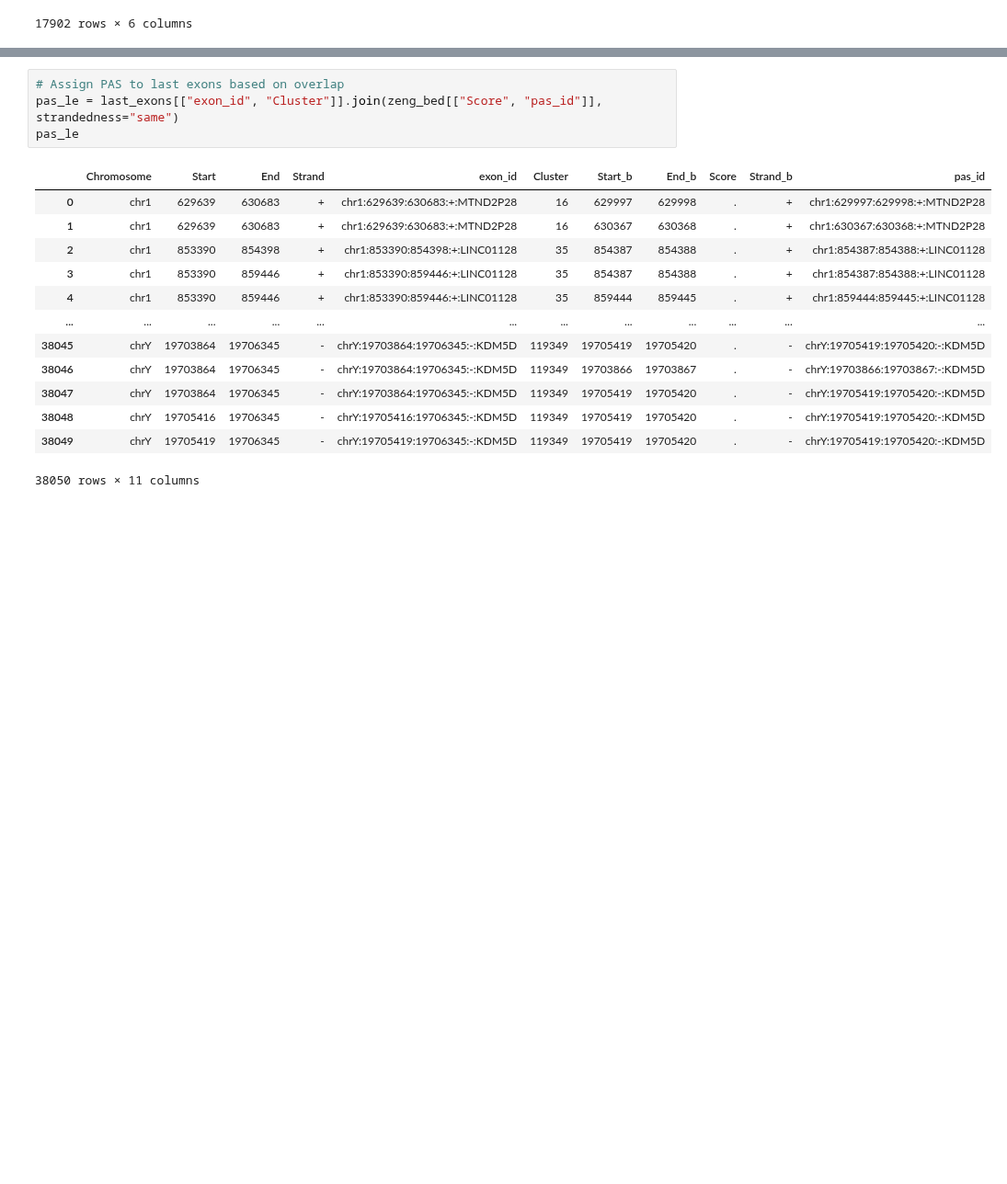
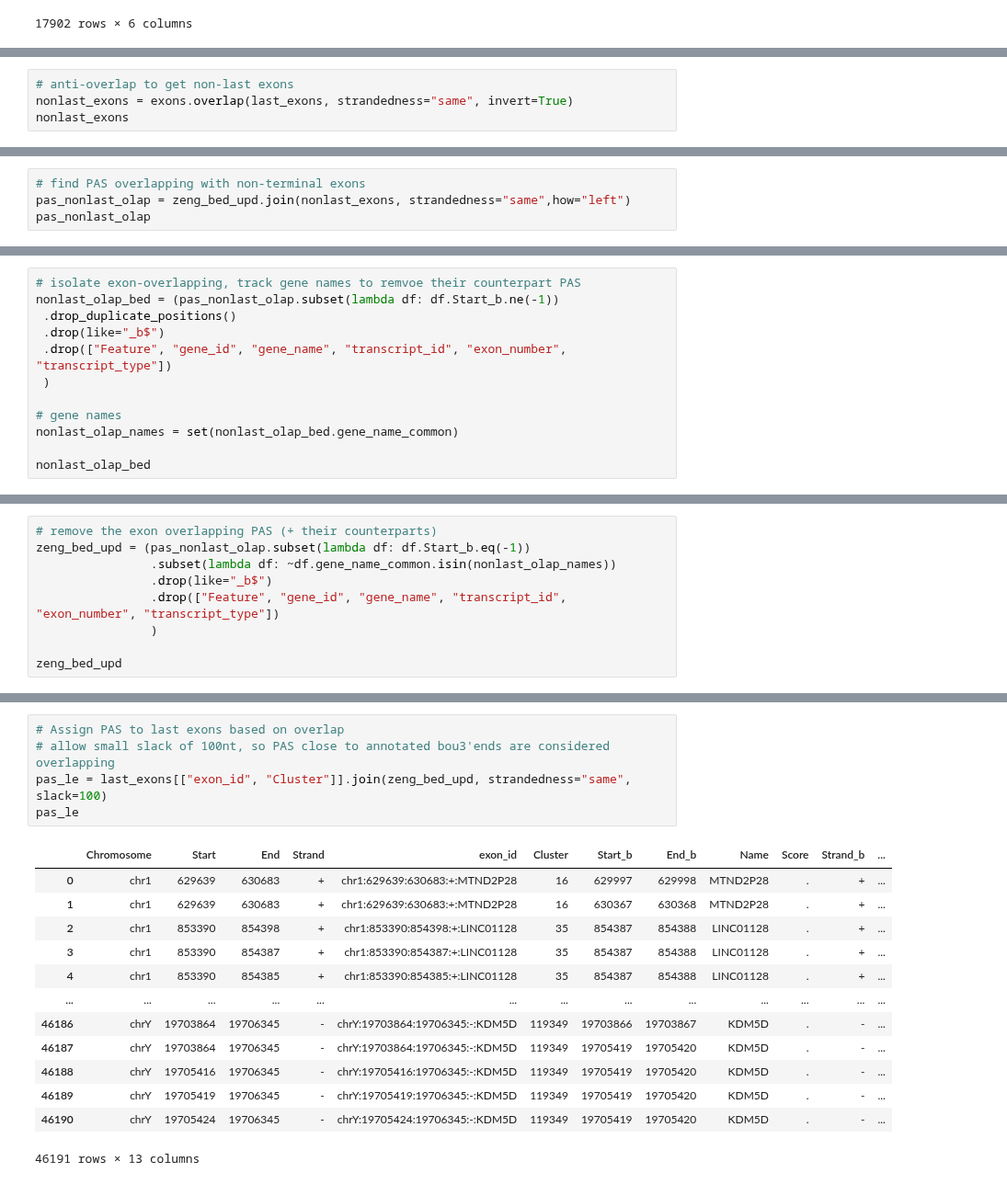
Before and after one commit to frattalab/tdp43-apa, a Jupyter notebook: slamseq/zeng_to_regions.ipynb, the cells around one changed output, grey strips where cells are left out. Shown at 92% size. Cells and saved outputs as stored; diff of their text form; blank space fills up the shorter version.

```diff
--- a/slamseq/zeng_to_regions.ipynb
+++ b/slamseq/zeng_to_regions.ipynb
@@ -109,3 +280,7 @@ last_exons
 | 246622 | chrY | exon | 57201142 | 57202020 | - | ENSG00000185203.12_PAR_Y | WASIR1 | ENST00000399966.9_PAR_Y | lncRNA | ... |
 | 246623 | chrY | exon | 57212183 | 57213125 | - | ENSG00000227159.8_PAR_Y | DDX11L16 | ENST00000507418.6_PAR_Y | unprocessed_pseudogene | ... |
 246624 rows × 11 columns
+# %%
+# anti-overlap to get non-last exons
+nonlast_exons = exons.overlap(last_exons, strandedness="same", invert=True)
+nonlast_exons
@@ -111,0 +301,4 @@ last_exons
+# %%
+# find PAS overlapping with non-terminal exons
+pas_nonlast_olap = zeng_bed_upd.join(nonlast_exons, strandedness="same",how="left")
+pas_nonlast_olap
@@ -111,0 +331,12 @@ last_exons
+# %%
+# isolate exon-overlapping, track gene names to remvoe their counterpart PAS
+nonlast_olap_bed = (pas_nonlast_olap.subset(lambda df: df.Start_b.ne(-1))
+ .drop_duplicate_positions()
+ .drop(like="_b$")
+ .drop(["Feature", "gene_id", "gene_name", "transcript_id", "exon_number", "transcript_type"])
+ )
+
+# gene names
+nonlast_olap_names = set(nonlast_olap_bed.gene_name_common)
+
+nonlast_olap_bed
@@ -111,0 +357,9 @@ last_exons
+# %%
+# remove the exon overlapping PAS (+ their counterparts)
+zeng_bed_upd = (pas_nonlast_olap.subset(lambda df: df.Start_b.eq(-1))
+                .subset(lambda df: ~df.gene_name_common.isin(nonlast_olap_names))
+                .drop(like="_b$")
+                .drop(["Feature", "gene_id", "gene_name", "transcript_id", "exon_number", "transcript_type"])
+                )
+
+zeng_bed_upd
@@ -112,19 +388,20 @@ last_exons
 # %%
 # Assign PAS to last exons based on overlap
-pas_le = last_exons[["exon_id", "Cluster"]].join(zeng_bed[["Score", "pas_id"]], strandedness="same")
+# allow small slack of 100nt, so PAS close to annotated bou3'ends are considered overlapping
+pas_le = last_exons[["exon_id", "Cluster"]].join(zeng_bed_upd, strandedness="same", slack=100)
 pas_le
 # %% [output]
-|  | Chromosome | Start | End | Strand | exon_id | Cluster | Start_b | End_b | Score | Strand_b | pas_id |
-| 0 | chr1 | 629639 | 630683 | + | chr1:629639:630683:+:MTND2P28 | 16 | 629997 | 629998 | . | + | chr1:629997:629998:+:MTND2P28 |
-| 1 | chr1 | 629639 | 630683 | + | chr1:629639:630683:+:MTND2P28 | 16 | 630367 | 630368 | . | + | chr1:630367:630368:+:MTND2P28 |
-| 2 | chr1 | 853390 | 854398 | + | chr1:853390:854398:+:LINC01128 | 35 | 854387 | 854388 | . | + | chr1:854387:854388:+:LINC01128 |
-| 3 | chr1 | 853390 | 859446 | + | chr1:853390:859446:+:LINC01128 | 35 | 854387 | 854388 | . | + | chr1:854387:854388:+:LINC01128 |
-| 4 | chr1 | 853390 | 859446 | + | chr1:853390:859446:+:LINC01128 | 35 | 859444 | 859445 | . | + | chr1:859444:859445:+:LINC01128 |
-| ... | ... | ... | ... | ... | ... | ... | ... | ... | ... | ... | ... |
-| 38045 | chrY | 19703864 | 19706345 | - | chrY:19703864:19706345:-:KDM5D | 119349 | 19705419 | 19705420 | . | - | chrY:19705419:19705420:-:KDM5D |
-| 38046 | chrY | 19703864 | 19706345 | - | chrY:19703864:19706345:-:KDM5D | 119349 | 19703866 | 19703867 | . | - | chrY:19703866:19703867:-:KDM5D |
-| 38047 | chrY | 19703864 | 19706345 | - | chrY:19703864:19706345:-:KDM5D | 119349 | 19705419 | 19705420 | . | - | chrY:19705419:19705420:-:KDM5D |
-| 38048 | chrY | 19705416 | 19706345 | - | chrY:19705416:19706345:-:KDM5D | 119349 | 19705419 | 19705420 | . | - | chrY:19705419:19705420:-:KDM5D |
-| 38049 | chrY | 19705419 | 19706345 | - | chrY:19705419:19706345:-:KDM5D | 119349 | 19705419 | 19705420 | . | - | chrY:19705419:19705420:-:KDM5D |
+|  | Chromosome | Start | End | Strand | exon_id | Cluster | Start_b | End_b | Name | Score | Strand_b | ... |
+| 0 | chr1 | 629639 | 630683 | + | chr1:629639:630683:+:MTND2P28 | 16 | 629997 | 629998 | MTND2P28 | . | + | ... |
+| 1 | chr1 | 629639 | 630683 | + | chr1:629639:630683:+:MTND2P28 | 16 | 630367 | 630368 | MTND2P28 | . | + | ... |
+| 2 | chr1 | 853390 | 854398 | + | chr1:853390:854398:+:LINC01128 | 35 | 854387 | 854388 | LINC01128 | . | + | ... |
+| 3 | chr1 | 853390 | 854387 | + | chr1:853390:854387:+:LINC01128 | 35 | 854387 | 854388 | LINC01128 | . | + | ... |
+| 4 | chr1 | 853390 | 854385 | + | chr1:853390:854385:+:LINC01128 | 35 | 854387 | 854388 | LINC01128 | . | + | ... |
+| ... | ... | ... | ... | ... | ... | ... | ... | ... | ... | ... | ... | ... |
+| 46186 | chrY | 19703864 | 19706345 | - | chrY:19703864:19706345:-:KDM5D | 119349 | 19703866 | 19703867 | KDM5D | . | - | ... |
+| 46187 | chrY | 19703864 | 19706345 | - | chrY:19703864:19706345:-:KDM5D | 119349 | 19705419 | 19705420 | KDM5D | . | - | ... |
+| 46188 | chrY | 19705416 | 19706345 | - | chrY:19705416:19706345:-:KDM5D | 119349 | 19705419 | 19705420 | KDM5D | . | - | ... |
+| 46189 | chrY | 19705419 | 19706345 | - | chrY:19705419:19706345:-:KDM5D | 119349 | 19705419 | 19705420 | KDM5D | . | - | ... |
+| 46190 | chrY | 19705424 | 19706345 | - | chrY:19705424:19706345:-:KDM5D | 119349 | 19705419 | 19705420 | KDM5D | . | - | ... |
-38050 rows × 11 columns
+46191 rows × 13 columns
 # %%
```
Also changed, not shown: parts of 61 cells of this notebook, 1 other file.
